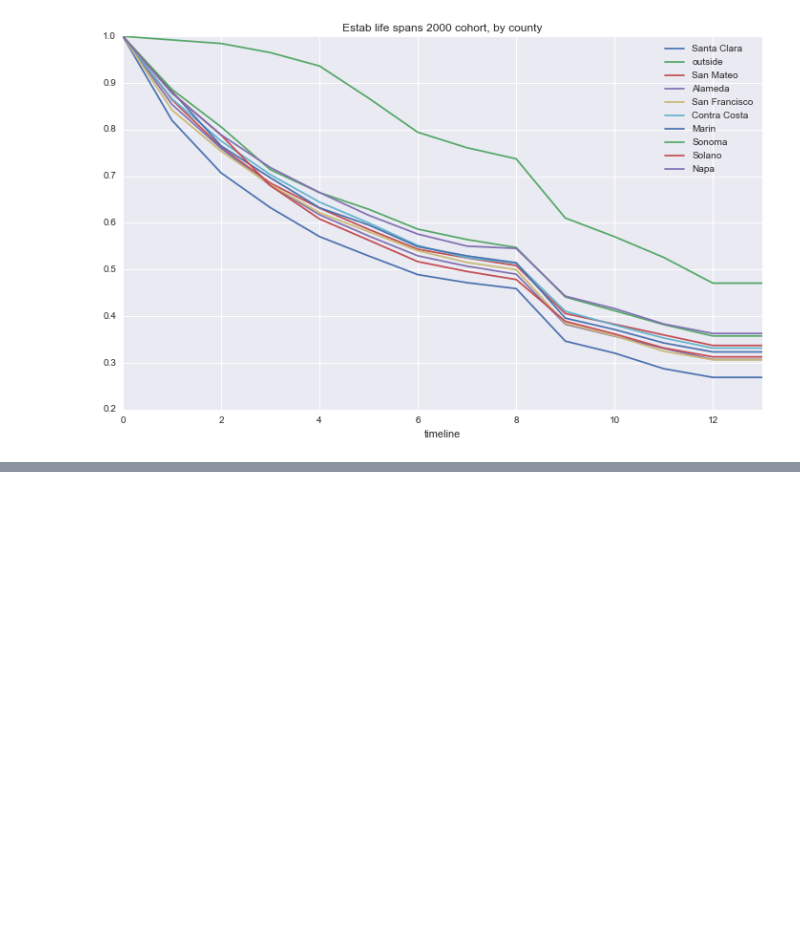
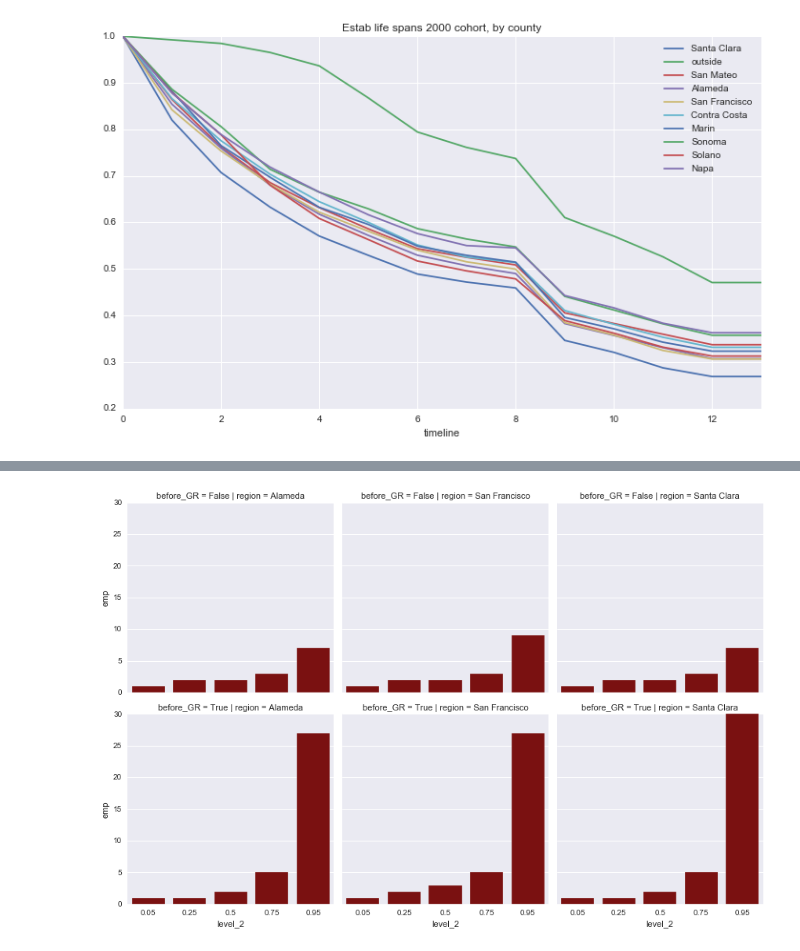
Before and after one commit to ual/business_dynamics, a Jupyter notebook: NETS where is business at age 10.ipynb, the cells around one changed output, grey strips where cells are left out. Cells and saved outputs as stored; diff of their text form; code cells hidden in the pictures; blank space fills up the shorter version.

```diff
--- a/NETS where is business at age 10.ipynb
+++ b/NETS where is business at age 10.ipynb
@@ -463,0 +524,8 @@ countysurvival.to_csv('/Users/akselo/Dropbox/Data/nets_survival_county.csv')
+# %%
+nets_long_obs['sales_per_emp']=nets_long_obs.sales/nets_long_obs.emp
+
+## born before the Great Recession?
+nets_long_obs['before_GR']=nets_long_obs.firstyear<2008
+# %%
+quantiles_by_reg = nets_long_obs[nets_long_obs.age==5].groupby(['region','before_GR']).emp.quantile([.05,.25,.5,.75,.95]).reset_index()
+quantiles_by_reg.head()
@@ -463,0 +539,9 @@ countysurvival.to_csv('/Users/akselo/Dropbox/Data/nets_survival_county.csv')
+# %%
+## check distributions at age five, select counties. Santa Clara has the largest 95th percentile firms
+## notably, firms BEFORE the recession (bottom) had a much stronger trajectory.
+
+g = sns.FacetGrid(quantiles_by_reg[quantiles_by_reg.region.isin(['Alameda','San Francisco','Santa Clara'])],
+                  col="region",  row="before_GR",size=4)
+ax = g.map(sns.barplot, 'level_2','emp', color="darkred",ci=False)
+# %% [output]
+[figure, added]
```
Also changed, not shown: parts of 45 cells of this notebook.
